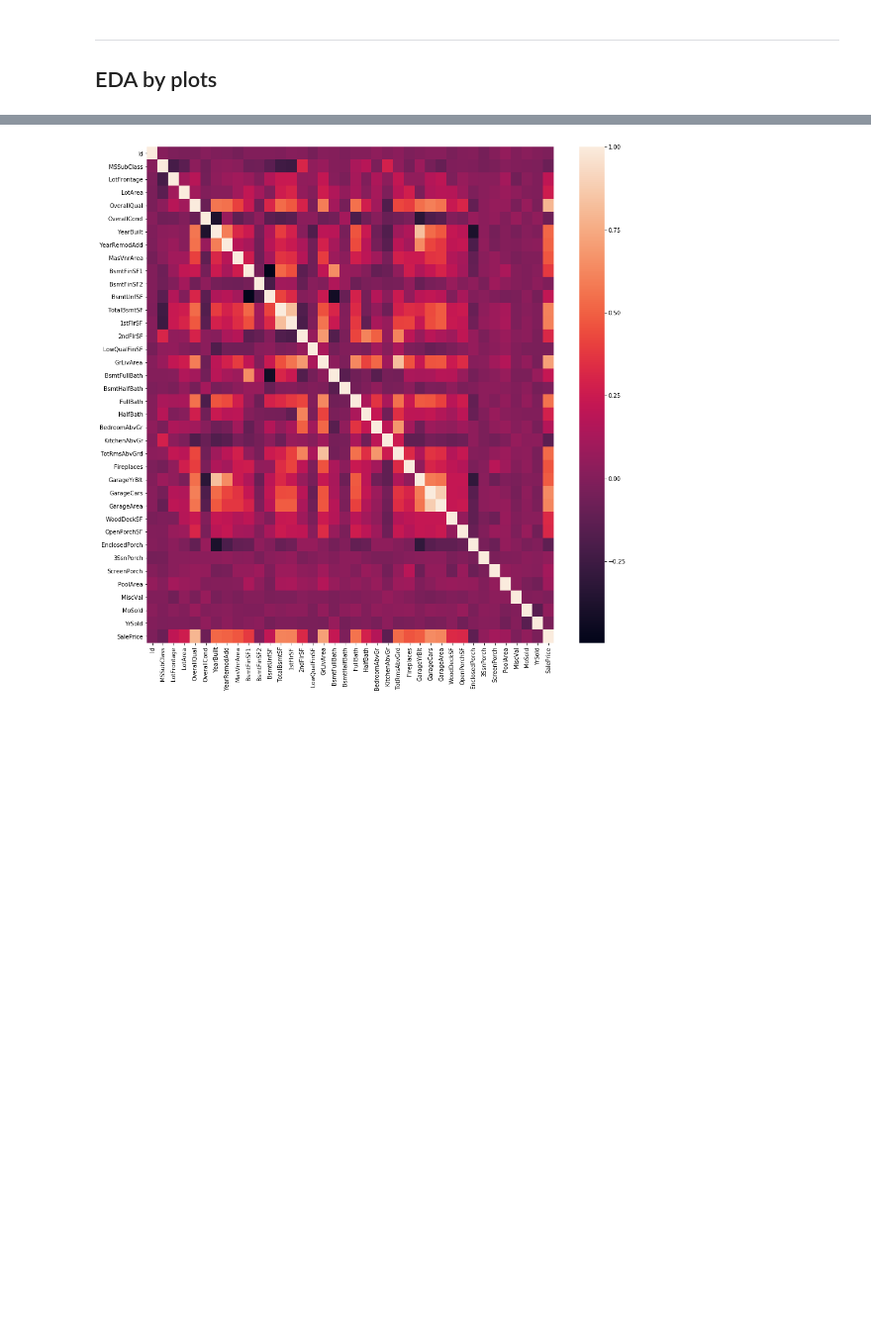
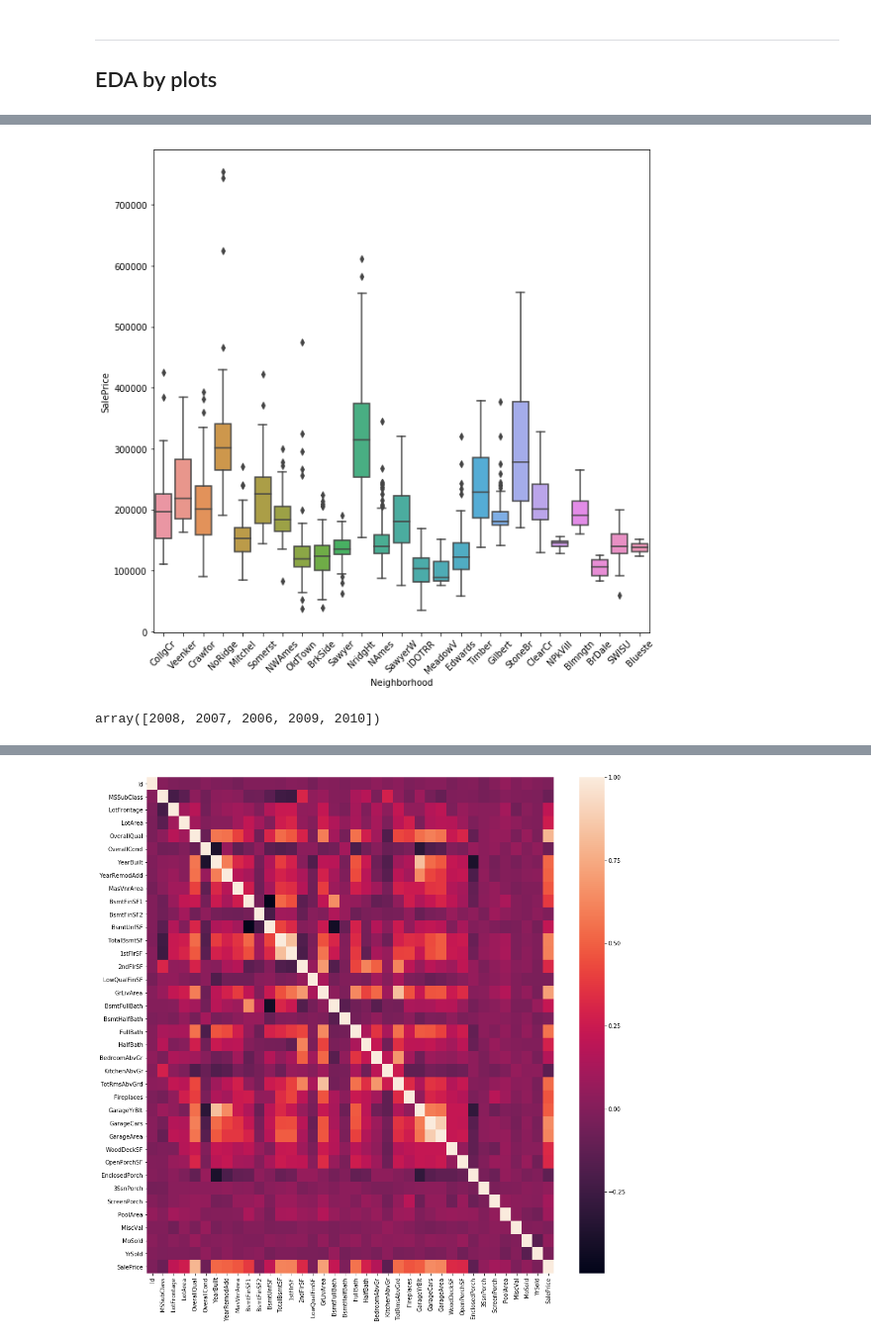
Before and after one commit to ber0-0/BrainStation-Capstone-Sale-Price-Prediction, a Jupyter notebook: Data_Cleansing.ipynb, the cells around one changed output, grey strips where cells are left out. Shown at 99% size. Cells and saved outputs as stored; diff of their text form; code cells hidden in the pictures; blank space fills up the shorter version.

```diff
--- a/Data_Cleansing.ipynb
+++ b/Data_Cleansing.ipynb
@@ -179,0 +212,11 @@ print(dt['GarageYrBlt'].isna().sum())
+# %%
+plt.figure(figsize=(10,10))
+sns.boxplot(dt['Neighborhood'], dt['SalePrice'])
+plt.xticks(rotation=45)
+plt.show()
+# %% [output]
+[figure, added]
+# %%
+dt['YrSold'].unique()
+# %% [output]
+array([2008, 2007, 2006, 2009, 2010])
```
Also changed, not shown: parts of 4 cells of this notebook.
